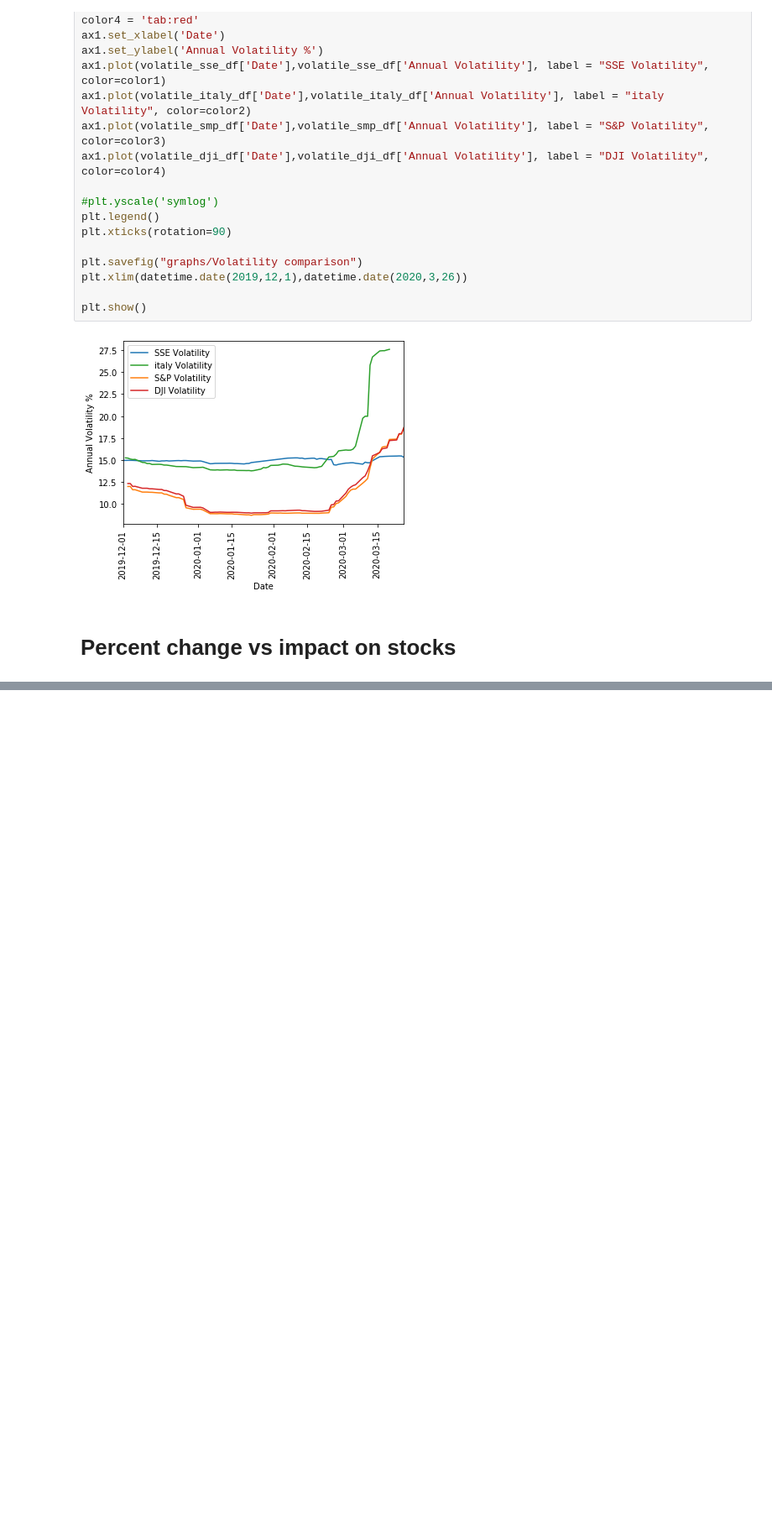
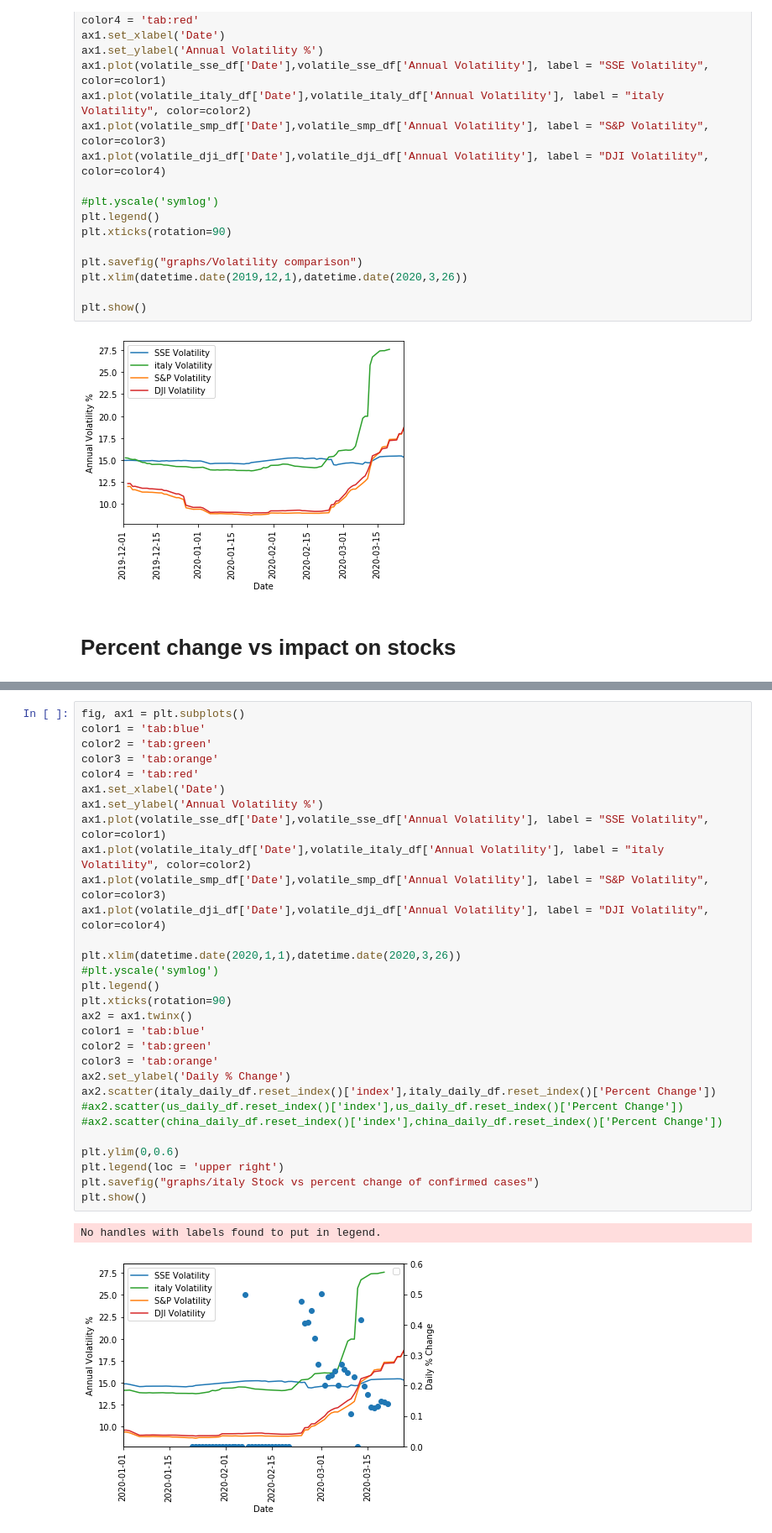
Before and after one commit to nberman12/COVID19-vs-Stocks, a Jupyter notebook: dev/daniel/Data_Collection2.ipynb, the cells around one changed output, grey strips where cells are left out. Shown at 84% size. Drawn from its saved outputs; the diff is of its cells as text; blank space fills up the shorter version.

```diff
--- a/dev/daniel/Data_Collection2.ipynb
+++ b/dev/daniel/Data_Collection2.ipynb
@@ -1384,0 +1389,33 @@ No handles with labels found to put in legend.
+# %%
+fig, ax1 = plt.subplots()
+color1 = 'tab:blue'
+color2 = 'tab:green'
+color3 = 'tab:orange'
+color4 = 'tab:red'
+ax1.set_xlabel('Date')
+ax1.set_ylabel('Annual Volatility %')
+ax1.plot(volatile_sse_df['Date'],volatile_sse_df['Annual Volatility'], label = "SSE Volatility", color=color1)
+ax1.plot(volatile_italy_df['Date'],volatile_italy_df['Annual Volatility'], label = "italy Volatility", color=color2)
+ax1.plot(volatile_smp_df['Date'],volatile_smp_df['Annual Volatility'], label = "S&P Volatility", color=color3)
+ax1.plot(volatile_dji_df['Date'],volatile_dji_df['Annual Volatility'], label = "DJI Volatility", color=color4)
+
+plt.xlim(datetime.date(2020,1,1),datetime.date(2020,3,26))
+#plt.yscale('symlog')
+plt.legend()
+plt.xticks(rotation=90)
+ax2 = ax1.twinx()
+color1 = 'tab:blue'
+color2 = 'tab:green'
+color3 = 'tab:orange'
+ax2.set_ylabel('Daily % Change')
+ax2.scatter(italy_daily_df.reset_index()['index'],italy_daily_df.reset_index()['Percent Change'])
+#ax2.scatter(us_daily_df.reset_index()['index'],us_daily_df.reset_index()['Percent Change'])
+#ax2.scatter(china_daily_df.reset_index()['index'],china_daily_df.reset_index()['Percent Change'])
+
+plt.ylim(0,0.6)
+plt.legend(loc = 'upper right')
+plt.savefig("graphs/italy Stock vs percent change of confirmed cases")
+plt.show()
+# %% [output]
+No handles with labels found to put in legend.
+[figure, added]
```
Also changed, not shown: parts of 12 cells of this notebook, 1 other file.
